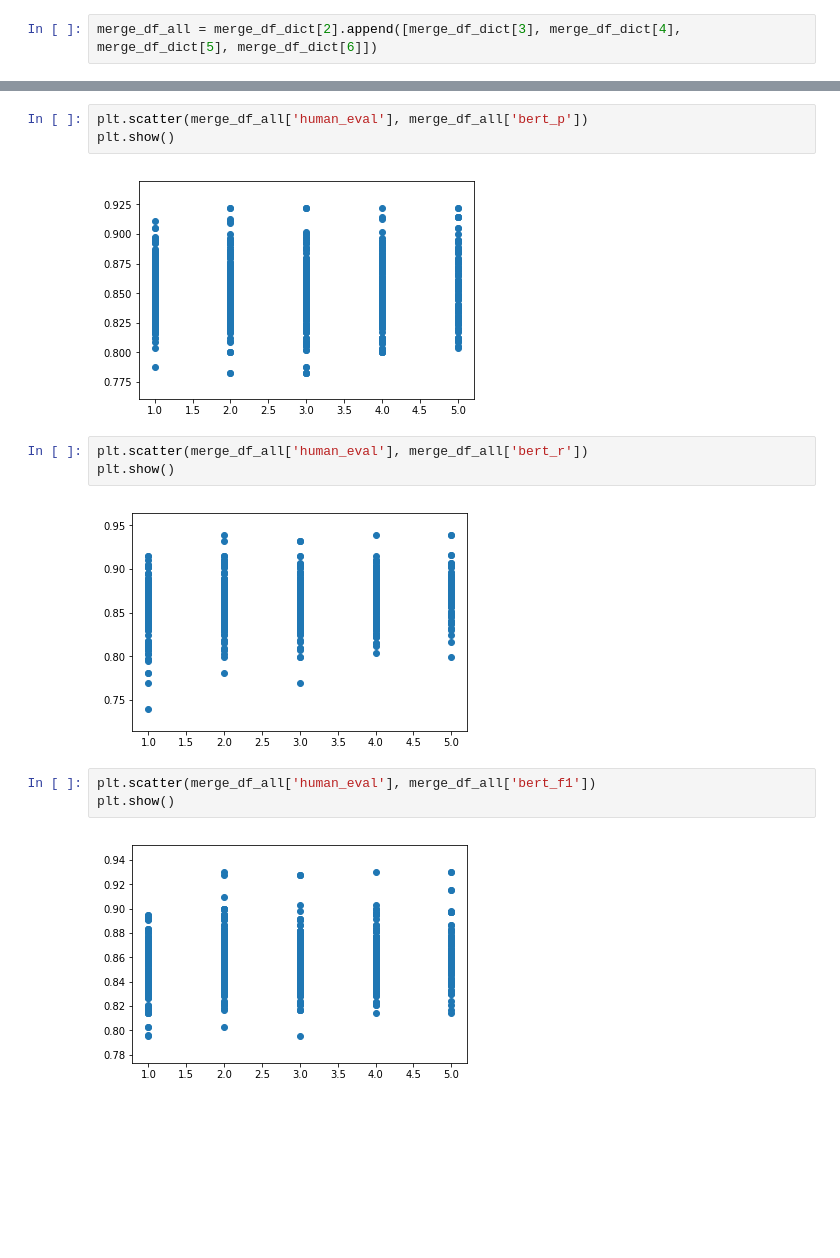
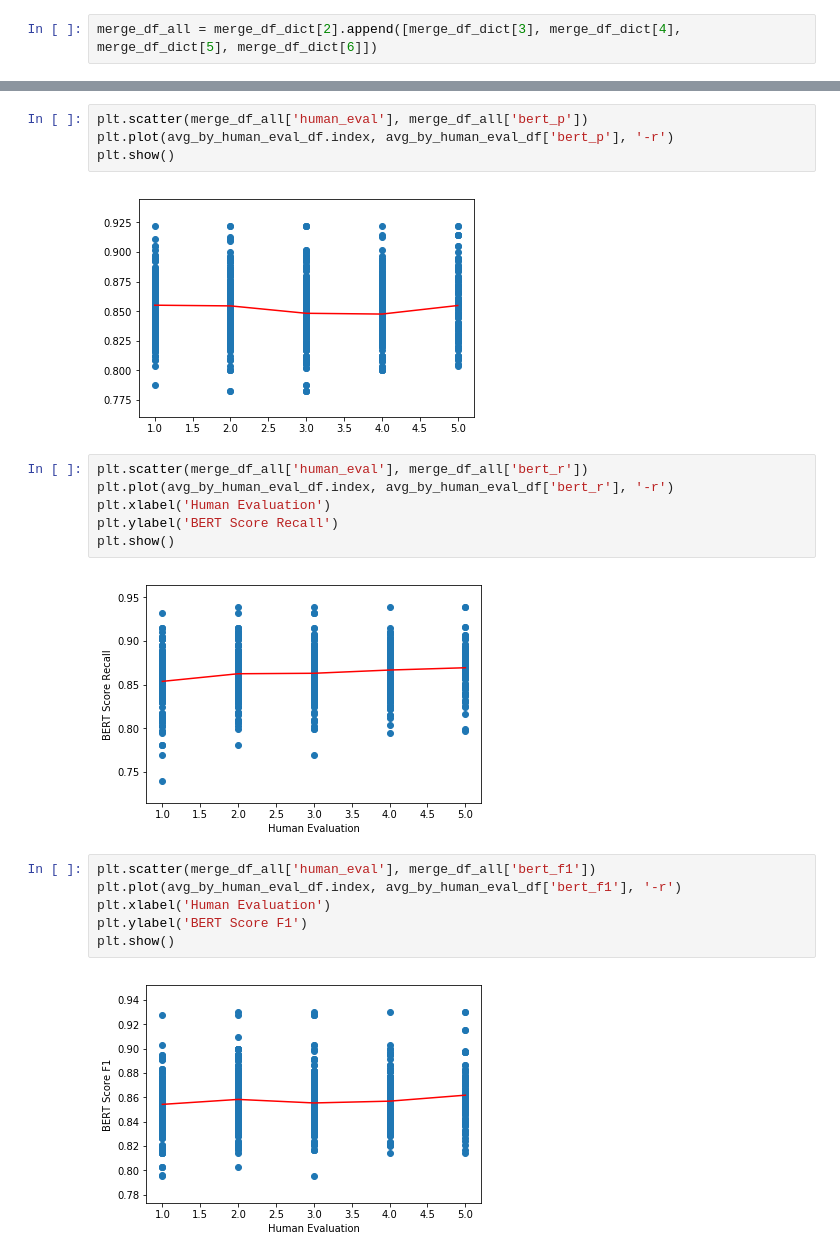
Before and after one commit to tyu0912/GPT2_XLNet_Comparison, a Jupyter notebook: post-model-check/compare_metrics_against_human_eval.ipynb, the cells around one changed output, grey strips where cells are left out. Saved outputs shown, nothing was run; the diff lists cells and outputs as text; blank space fills up the shorter version.

```diff
--- a/post-model-check/compare_metrics_against_human_eval.ipynb
+++ b/post-model-check/compare_metrics_against_human_eval.ipynb
@@ -176,16 +185,23 @@ plt.show()
 # %%
 plt.scatter(merge_df_all['human_eval'], merge_df_all['bert_p'])
+plt.plot(avg_by_human_eval_df.index, avg_by_human_eval_df['bert_p'], '-r')
 plt.show()
 # %% [output]
-[figure, old version]
+[figure, new version]
 # %%
 plt.scatter(merge_df_all['human_eval'], merge_df_all['bert_r'])
+plt.plot(avg_by_human_eval_df.index, avg_by_human_eval_df['bert_r'], '-r')
+plt.xlabel('Human Evaluation')
+plt.ylabel('BERT Score Recall')
 plt.show()
 # %% [output]
-[figure, old version]
+[figure, new version]
 # %%
 plt.scatter(merge_df_all['human_eval'], merge_df_all['bert_f1'])
+plt.plot(avg_by_human_eval_df.index, avg_by_human_eval_df['bert_f1'], '-r')
+plt.xlabel('Human Evaluation')
+plt.ylabel('BERT Score F1')
 plt.show()
 # %% [output]
-[figure, old version]
+[figure, new version]
 # %%
```
Also changed, not shown: parts of 14 cells of this notebook, 5 other files.
